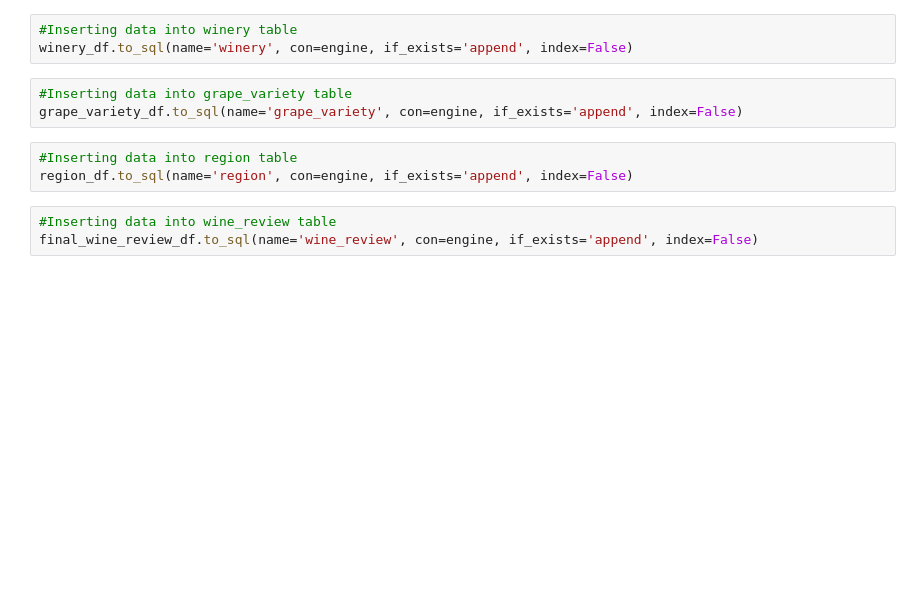
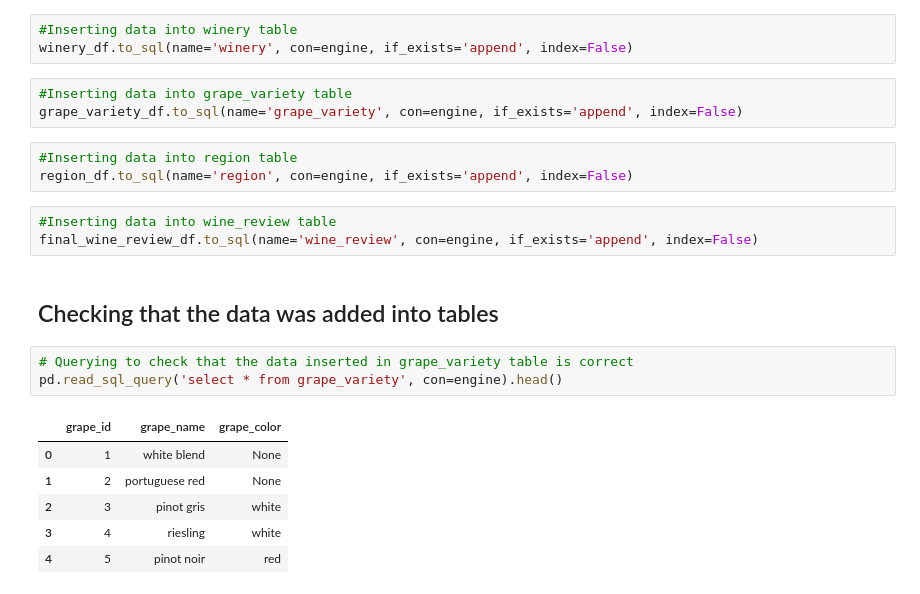
Before and after one commit to Kphad20/ETL-Project-Group5, a Jupyter notebook: Wine_db.ipynb, the cells around one changed output. Saved outputs shown, nothing was run; the diff lists cells and outputs as text; blank space fills up the shorter version.

```diff
--- a/Wine_db.ipynb
+++ b/Wine_db.ipynb
@@ -737,3 +735,15 @@ region_df.to_sql(name='region', con=engine, if_exists='append', index=False)
 # %%
 #Inserting data into wine_review table
 final_wine_review_df.to_sql(name='wine_review', con=engine, if_exists='append', index=False)
+# %% [markdown]
+## Checking that the data was added into tables
+# %%
+# Querying to check that the data inserted in grape_variety table is correct
+pd.read_sql_query('select * from grape_variety', con=engine).head()
+# %% [output]
+|  | grape_id | grape_name | grape_color |
+| 0 | 1 | white blend | None |
+| 1 | 2 | portuguese red | None |
+| 2 | 3 | pinot gris | white |
+| 3 | 4 | riesling | white |
+| 4 | 5 | pinot noir | red |
```
Also changed, not shown: parts of 9 cells of this notebook, 2 other files.
